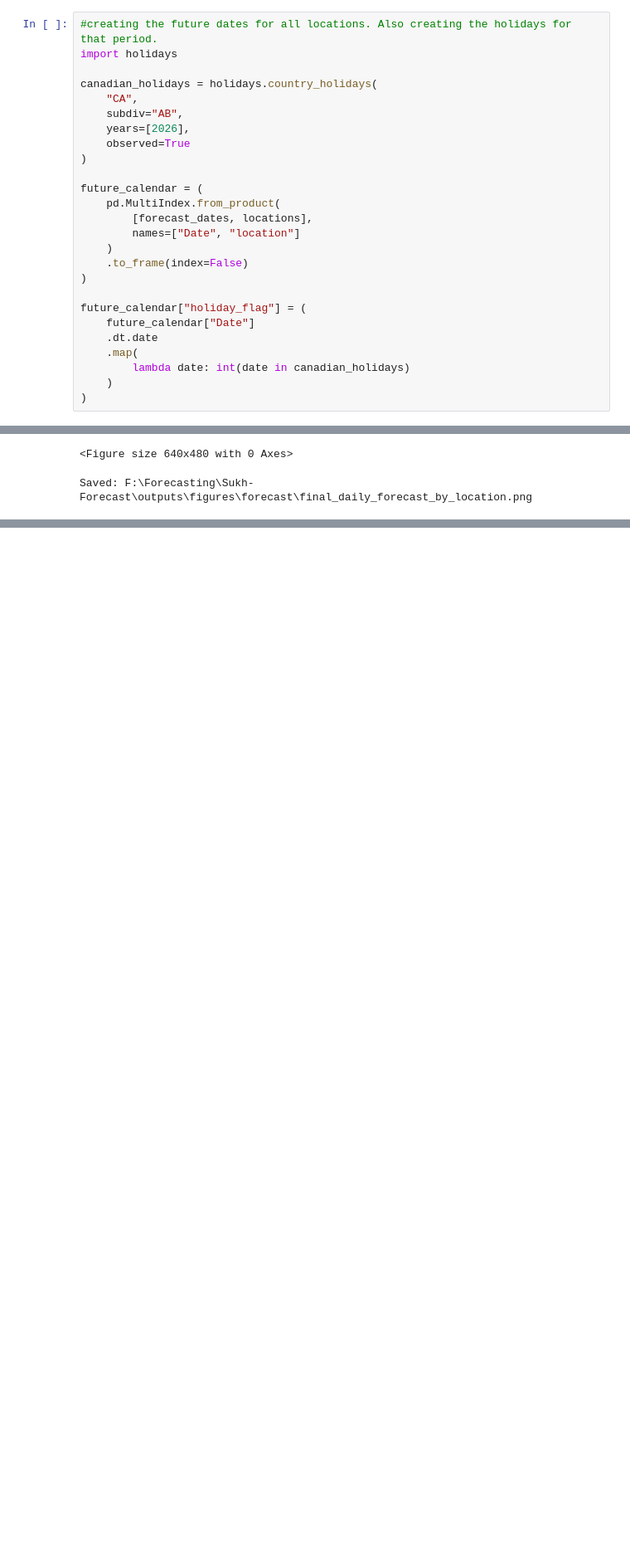
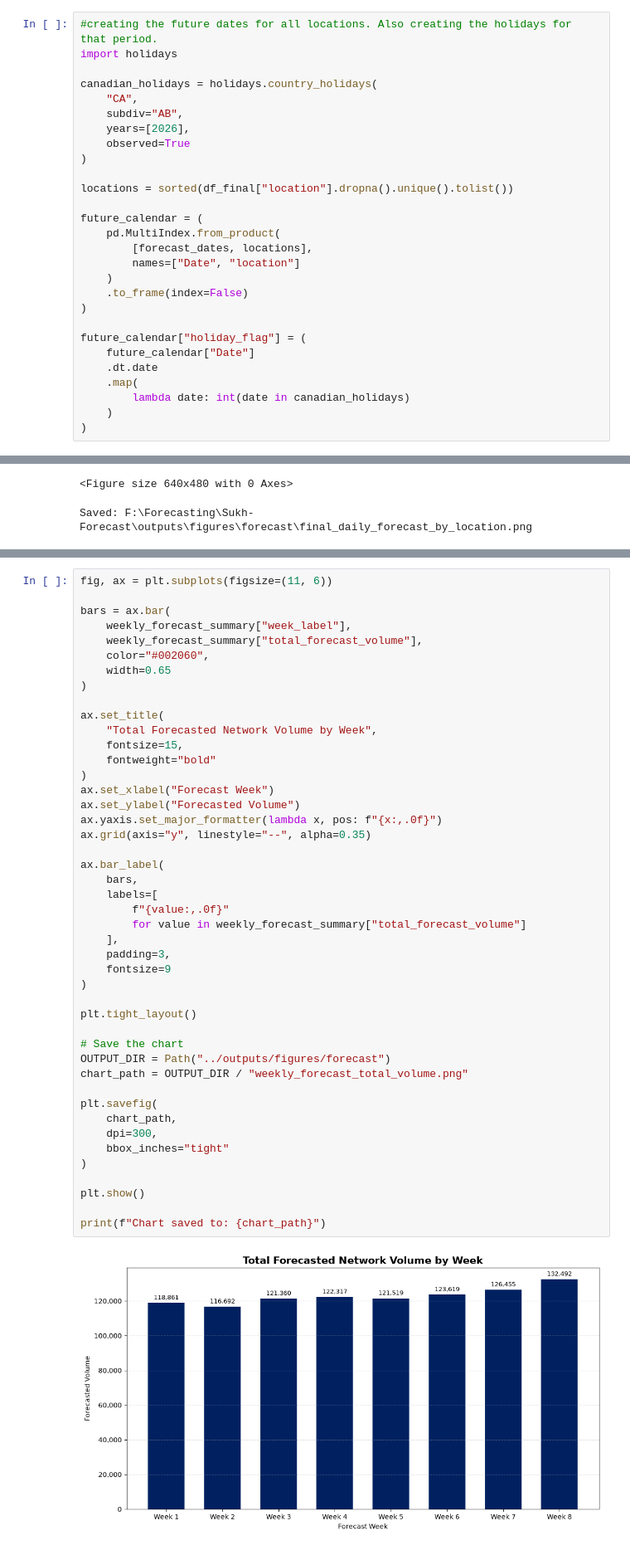
Before and after one commit to Sukh-sudo/Sukh-Forecast, a Jupyter notebook: notebooks/04_final_forecast.ipynb, the cells around one changed output, grey strips where cells are left out. Shown at 83% size. Cells and saved outputs as stored; diff of their text form; blank space fills up the shorter version.

```diff
--- a/notebooks/04_final_forecast.ipynb
+++ b/notebooks/04_final_forecast.ipynb
@@ -104,6 +104,8 @@ canadian_holidays = holidays.country_holidays(
     years=[2026],
     observed=True
 )
+
+locations = sorted(df_final["location"].dropna().unique().tolist())
 
 future_calendar = (
     pd.MultiIndex.from_product(
@@ -1316,0 +1374,47 @@ Saved: F:\Forecasting\Sukh-Forecast\outputs\figures\forecast\final_daily_forecas
+# %%
+fig, ax = plt.subplots(figsize=(11, 6))
+
+bars = ax.bar(
+    weekly_forecast_summary["week_label"],
+    weekly_forecast_summary["total_forecast_volume"],
+    color="#002060",
+    width=0.65
+)
+
+ax.set_title(
+    "Total Forecasted Network Volume by Week",
+    fontsize=15,
+    fontweight="bold"
+)
+ax.set_xlabel("Forecast Week")
+ax.set_ylabel("Forecasted Volume")
+ax.yaxis.set_major_formatter(lambda x, pos: f"{x:,.0f}")
+ax.grid(axis="y", linestyle="--", alpha=0.35)
+
+ax.bar_label(
+    bars,
+    labels=[
+        f"{value:,.0f}"
+        for value in weekly_forecast_summary["total_forecast_volume"]
+    ],
+    padding=3,
+    fontsize=9
+)
+
+plt.tight_layout()
+
+# Save the chart
+OUTPUT_DIR = Path("../outputs/figures/forecast")
+chart_path = OUTPUT_DIR / "weekly_forecast_total_volume.png"
+
+plt.savefig(
+    chart_path,
+    dpi=300,
+    bbox_inches="tight"
+)
+
+plt.show()
+
+print(f"Chart saved to: {chart_path}")
+# %% [output]
+[figure, added]
```
Also changed, not shown: parts of 2 cells of this notebook, 5 other files.
